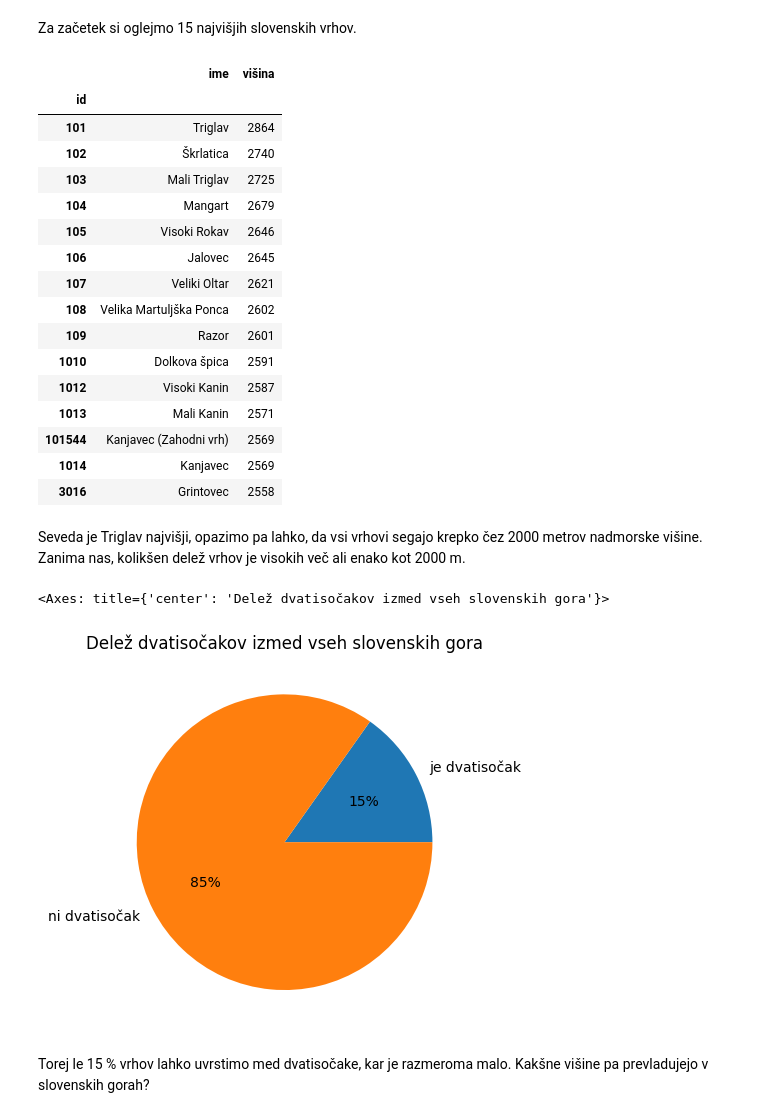
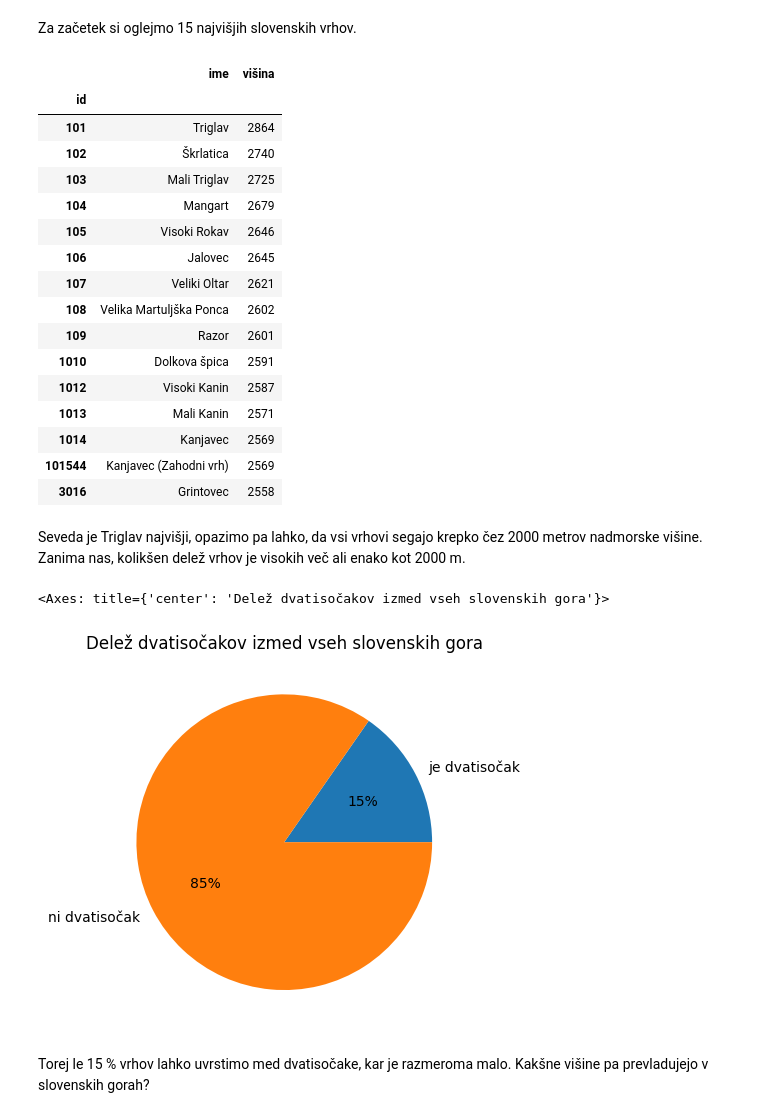
Before and after one commit to tilenzabkar/uvp-projektna-naloga, a Jupyter notebook: analiza.ipynb, the cells around one changed output. Drawn from its saved outputs; the diff is of its cells as text; code cells hidden in the pictures.

```diff
--- a/analiza.ipynb
+++ b/analiza.ipynb
@@ -19,25 +19,26 @@ gore = pd.read_csv("gore.csv", index_col="id")
 # %% [markdown]
 Za začetek si oglejmo 15 najvišjih slovenskih vrhov.
 # %%
-slovenske_gore = gore[gore["država"].str.contains("Slovenija") & gore["vrsta"].str.contains("vrh")].copy().sort_values("višina", ascending=False)
+slovenske_gore = gore[gore["država"].str.contains("Slovenija") &
+                      gore["vrsta"].str.contains("vrh")].copy().sort_values("višina", ascending=False)
 slovenske_gore[["ime", "višina"]].head(15)
 # %% [output]
 |  | ime | višina |
 | id |  |  |
 | 101 | Triglav | 2864 |
 | 102 | Škrlatica | 2740 |
 | 103 | Mali Triglav | 2725 |
 | 104 | Mangart | 2679 |
 | 105 | Visoki Rokav | 2646 |
 | 106 | Jalovec | 2645 |
 | 107 | Veliki Oltar | 2621 |
 | 108 | Velika Martuljška Ponca | 2602 |
 | 109 | Razor | 2601 |
 | 1010 | Dolkova špica | 2591 |
 | 1012 | Visoki Kanin | 2587 |
 | 1013 | Mali Kanin | 2571 |
+| 1014 | Kanjavec | 2569 |
 | 101544 | Kanjavec (Zahodni vrh) | 2569 |
-| 1014 | Kanjavec | 2569 |
 | 3016 | Grintovec | 2558 |
 # %% [markdown]
 Seveda je Triglav najvišji, opazimo pa lahko, da vsi vrhovi segajo krepko čez 2000 metrov nadmorske višine. Zanima nas, kolikšen delež vrhov je visokih več ali enako kot 2000 m.
@@ -48,7 +49,7 @@ slovenske_gore.groupby("dvatisočak").size().plot.pie(title="Delež dvatisočako
                                                      autopct='%1.0f%%')
 # %% [output]
 <Axes: title={'center': 'Delež dvatisočakov izmed vseh slovenskih gora'}>
-[figure, old version]
+[figure, new version]
 # %% [markdown]
 Torej le 15 % vrhov lahko uvrstimo med dvatisočake, kar je razmeroma malo. Kakšne višine pa prevladujejo v slovenskih gorah?
 # %% [markdown]
```
Also changed, not shown: parts of 16 cells of this notebook, 4 other files.
